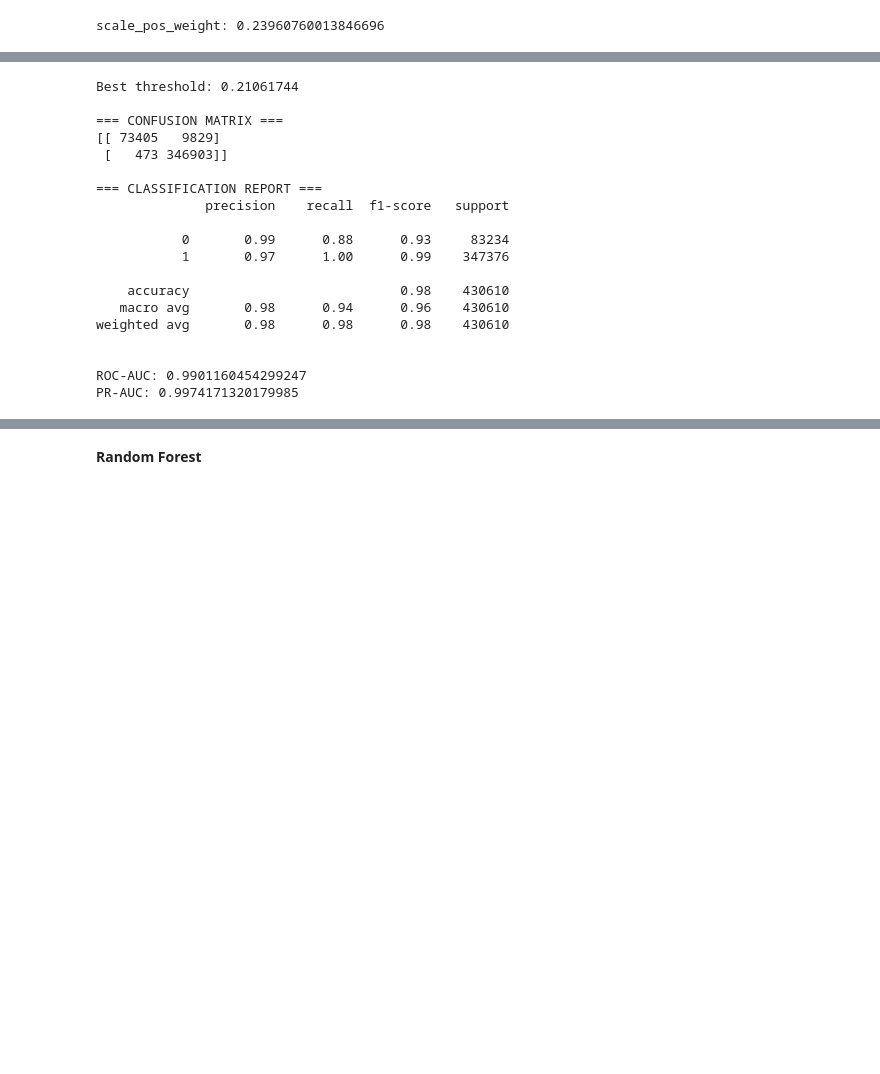
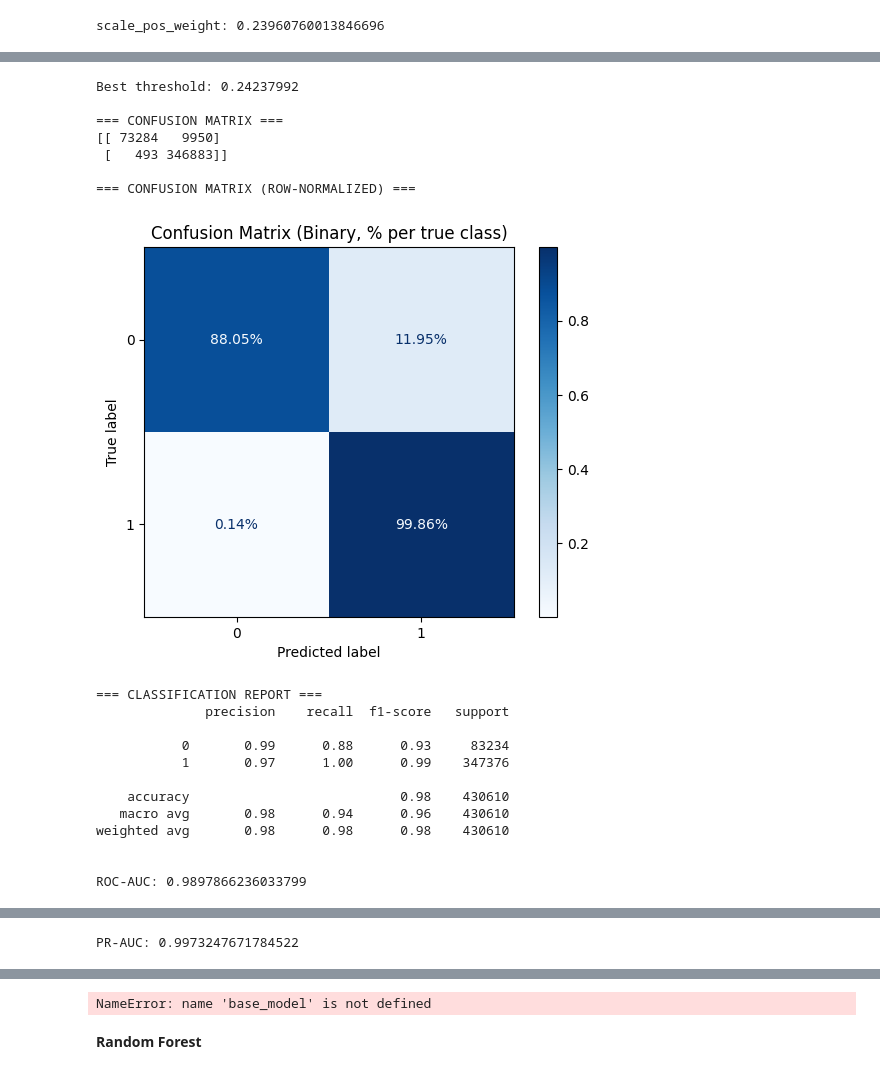
Before and after one commit to Axton-Industries/IDS-based-on-machine-learning-techniques, a Jupyter notebook: notebooks/05_modeling.ipynb, the cells around one changed output, grey strips where cells are left out. Drawn from its saved outputs; the diff is of its cells as text; code cells hidden in the pictures; blank space fills up the shorter version.

```diff
--- a/notebooks/05_modeling.ipynb
+++ b/notebooks/05_modeling.ipynb
@@ -101,12 +108,14 @@ base_model = XGBClassifier(
     device="cuda",
     eval_metric="logloss",
     scale_pos_weight=scale_pos_weight,
+    early_stopping_rounds=100,  # critical for preventing overfitting with high estimators
+    verbosity=0,                # eliminates device mismatch warning logs
     random_state=42,
     n_jobs=-1,
-    n_estimators=2000  # important for early stopping stability
+    n_estimators=2000           # important for early stopping stability
 )
 
-# I wanna avoid bias
+# I wanna avoid bias (ensure X_train was not exposed to target leakage during tuning)
 X_tr, X_val, y_tr, y_val = train_test_split(
     X_train,
     y_train,
@@ -156,24 +164,26 @@ XGBClassifier(base_score=None, booster=None, callbacks=None,
 # %%
 # EVALUATION
-y_proba = base_model.predict_proba(X_test)[:, 1]
+X_test_arr = np.asarray(X_test, dtype=np.float32)
+y_proba = base_model.get_booster().inplace_predict(X_test_arr, predict_type="probability")
 evaluate_binary(y_proba, y_test)
 # %% [output]
-Best threshold: 0.21061744
+Best threshold: 0.24237992
 
 === CONFUSION MATRIX ===
-[[ 73405   9829]
- [   473 346903]]
+[[ 73284   9950]
+ [   493 346883]]
 
-=== CLASSIFICATION REPORT ===
-              precision    recall  f1-score   support
-
-           0       0.99      0.88      0.93     83234
-           1       0.97      1.00      0.99    347376
-
-    accuracy                           0.98    430610
-   macro avg       0.98      0.94      0.96    430610
-weighted avg       0.98      0.98      0.98    430610
-
-
-ROC-AUC: 0.9901160454299247
-PR-AUC: 0.9974171320179985
+=== CONFUSION MATRIX (ROW-NORMALIZED) ===
+[figure, added]
+=== CLASSIFICATION REPORT ===
+              precision    recall  f1-score   support
+
+           0       0.99      0.88      0.93     83234
+           1       0.97      1.00      0.99    347376
+
+    accuracy                           0.98    430610
+   macro avg       0.98      0.94      0.96    430610
+weighted avg       0.98      0.98      0.98    430610
+
+
+ROC-AUC: 0.9897866236033799
@@ -179,0 +191 @@ PR-AUC: 0.9974171320179985
+PR-AUC: 0.9973247671784522
@@ -180,12 +193,14 @@ PR-AUC: 0.9974171320179985
 # %%
 # FEATURE IMPORTANCE
 importance = pd.DataFrame({
-    "Feature": X_train.columns,
+    "Feature": columns,
     "Importance": base_model.feature_importances_
 }).sort_values(by="Importance", ascending=False)
 
 print("\nTop 20 Features:")
 print(importance.head(20))
+# %% [output]
+NameError: name 'base_model' is not defined
 # %% [markdown]
 **Random Forest**
 # %%
```
Also changed, not shown: parts of 14 cells of this notebook, 3 other files.
